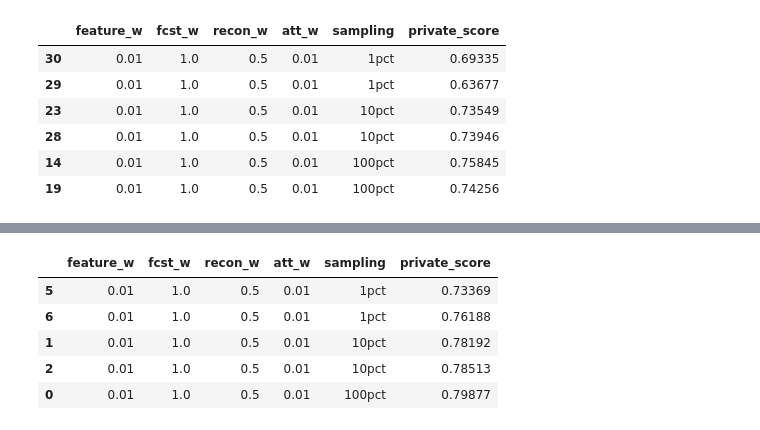
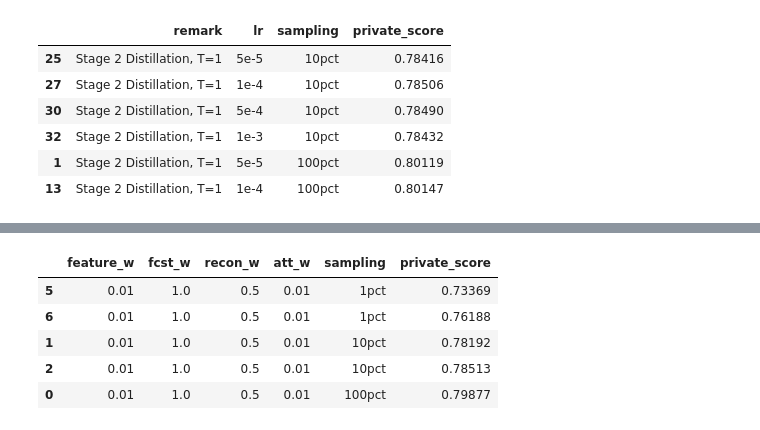
Before and after one commit to hzqn1234/TimeKD_zq, a Jupyter notebook: nb_download_submission_score.ipynb, the cells around one changed output, grey strips where cells are left out. Cells and saved outputs as stored; diff of their text form; code cells hidden in the pictures.

```diff
--- a/nb_download_submission_score.ipynb
+++ b/nb_download_submission_score.ipynb
@@ -97,7 +97,7 @@ import json
 from datetime import datetime
 import pytz
 
-def download_sub(date_string = '2026-01-18 06:00:00' ):
+def download_sub(date_string = '2026-03-13 00:00:01' ):
     # --- 1. Setup Cutoff (Example for Jan 17, 2026 SGT) ---
     sg_tz = pytz.timezone('Asia/Singapore')
     naive_date = datetime.strptime(date_string, '%Y-%m-%d %H:%M:%S')
@@ -145,8 +145,8 @@ def download_sub(date_string = '2026-01-18 06:00:00' ):
     final_df = pd.DataFrame(processed_rows)
     return final_df
 # %%
-final_df = download_sub(date_string = '2026-01-19 05:00:00' )
+final_df = download_sub(date_string = '2026-03-13 00:00:01' )
 final_df = final_df.dropna(subset=['feature_w'])
 final_df.to_csv(f'./experiment_log_submission.csv',index=False)
-final_df.tail(2)
+final_df
 # %% [output]
@@ -157,6 +171,9 @@ final_df.tail(2)
 # %%
 # 0. Filter Specific Rows
-final_df2 = final_df[final_df['remark'] == 'only forecast loss'].copy()
+# final_df2 = final_df[final_df['remark'] == 'only forecast loss'].copy()
+final_df2 = final_df[final_df['remark'].str.contains('T=1', na=False)].copy()
+
+
 
 # 1. Ensure numeric type
 final_df2['private_score'] = pd.to_numeric(final_df2['private_score'], errors='coerce')
@@ -169,24 +186,24 @@ final_df2.tail(2)
 # %%
 # 1. Sort by score (descending)
 # 2. Group by your breakdown
 # 3. Take top n of each group
-cols = [    'feature_w', 'fcst_w', 'recon_w', 'att_w',
-            # 'lr',
+cols = [    'remark',
+            'lr',
             'sampling']
 
 (final_df2.sort_values('sampling', ascending=False)
          .groupby(cols)
          .head(2)
          [cols + ['private_score']] # Select just the columns you want to see
 )
 # %% [output]
-|  | feature_w | fcst_w | recon_w | att_w | sampling | private_score |
-| 30 | 0.01 | 1.0 | 0.5 | 0.01 | 1pct | 0.69335 |
-| 29 | 0.01 | 1.0 | 0.5 | 0.01 | 1pct | 0.63677 |
-| 23 | 0.01 | 1.0 | 0.5 | 0.01 | 10pct | 0.73549 |
-| 28 | 0.01 | 1.0 | 0.5 | 0.01 | 10pct | 0.73946 |
-| 14 | 0.01 | 1.0 | 0.5 | 0.01 | 100pct | 0.75845 |
-| 19 | 0.01 | 1.0 | 0.5 | 0.01 | 100pct | 0.74256 |
+|  | remark | lr | sampling | private_score |
+| 25 | Stage 2 Distillation, T=1 | 5e-5 | 10pct | 0.78416 |
+| 27 | Stage 2 Distillation, T=1 | 1e-4 | 10pct | 0.78506 |
+| 30 | Stage 2 Distillation, T=1 | 5e-4 | 10pct | 0.78490 |
+| 32 | Stage 2 Distillation, T=1 | 1e-3 | 10pct | 0.78432 |
+| 1 | Stage 2 Distillation, T=1 | 5e-5 | 100pct | 0.80119 |
+| 13 | Stage 2 Distillation, T=1 | 1e-4 | 100pct | 0.80147 |
 # %%
 # 0. Filter Specific Rows
 final_df2 = final_df[final_df['remark'].str.contains('Amodel_CAI', na=False)].copy()
```
Also changed, not shown: parts of 2 cells of this notebook, 6 other files.
